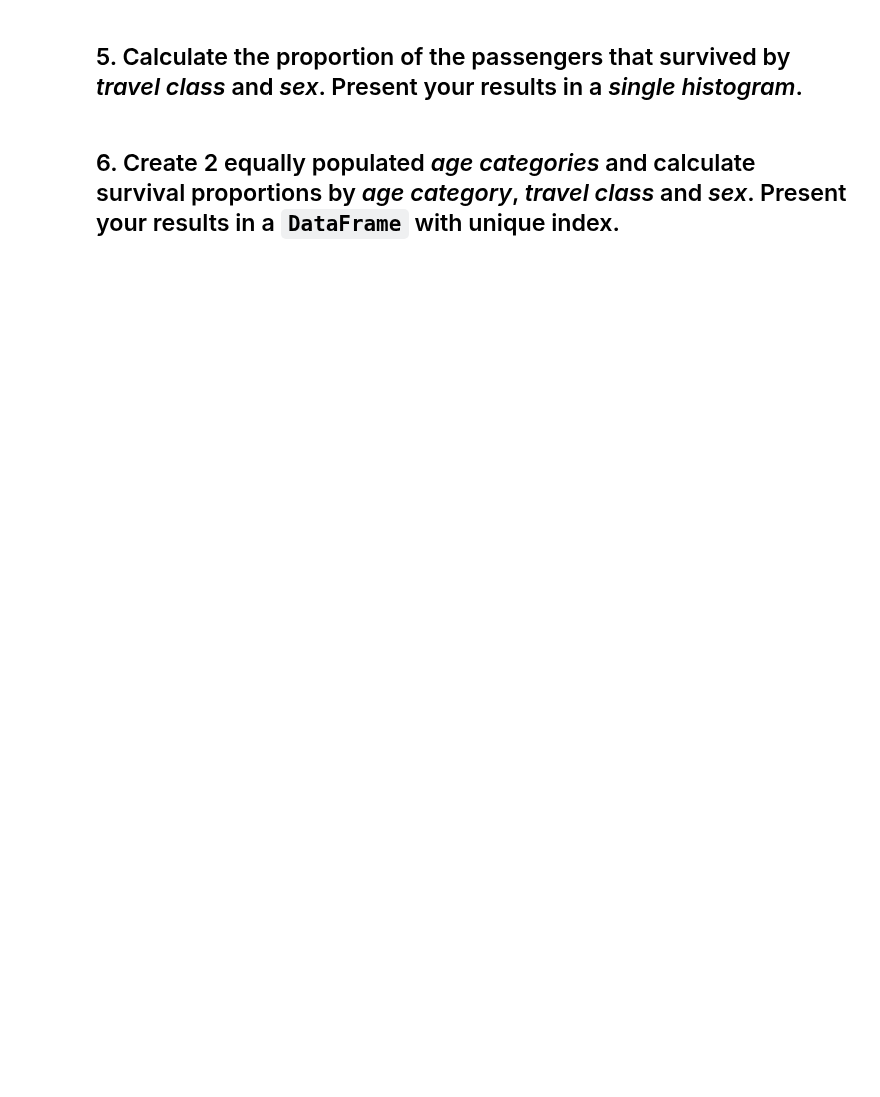
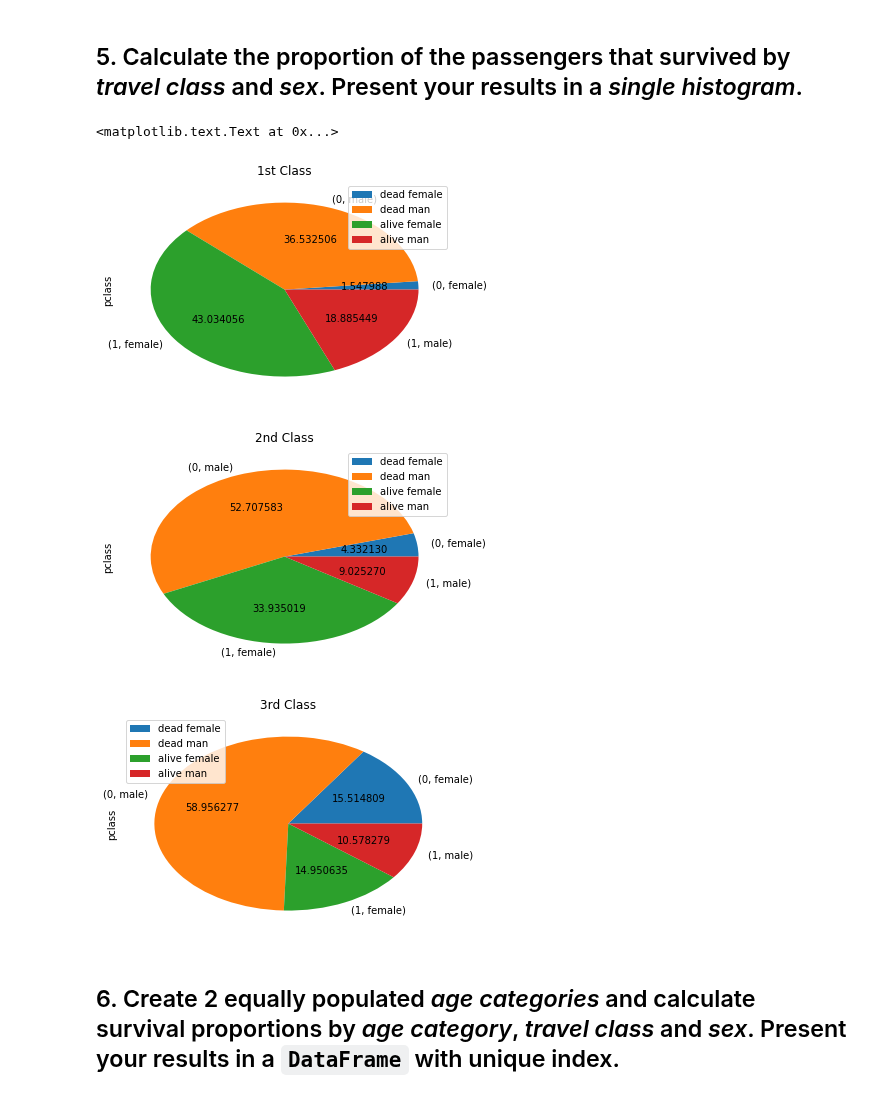
Before and after one commit to mosimann/ADA, a Jupyter notebook: Homework 1.ipynb, the cells around one changed output. Cells and saved outputs as stored; diff of their text form; code cells hidden in the pictures; blank space fills up the shorter version.

```diff
--- a/Homework 1.ipynb
+++ b/Homework 1.ipynb
@@ -393,4 +449,21 @@ array([[<matplotlib.axes._subplots.AxesSubplot object at 0x...>,
 # %% [markdown]
 ## 5. Calculate the proportion of the passengers that survived by _travel class_ and _sex_. Present your results in a _single histogram_.
+# %%
+legend = ['dead female','dead man','alive female','alive man']
+df1.groupby(['survived','sex']).count().plot.pie(y='pclass', autopct="%2f").legend(labels=legend, loc="best")
+plt.title('1st Class')
+
+legend = ['dead female','dead man','alive female','alive man']
+df2.groupby(['survived','sex']).count().plot.pie(y='pclass', autopct="%2f").legend(labels=legend, loc="best")
+plt.title('2nd Class')
+
+legend = ['dead female','dead man','alive female','alive man']
+df3.groupby(['survived','sex']).count().plot.pie(y='pclass', autopct="%2f").legend(labels=legend, loc="best")
+plt.title('3rd Class')
+# %% [output]
+<matplotlib.text.Text at 0x...>
+[figure, added]
+[figure, added]
+[figure, added]
 # %% [markdown]
 ## 6. Create 2 equally populated _age categories_ and calculate survival proportions by _age category_, _travel class_ and _sex_. Present your results in a `DataFrame` with unique index.
```
Also changed, not shown: parts of 9 cells of this notebook.
